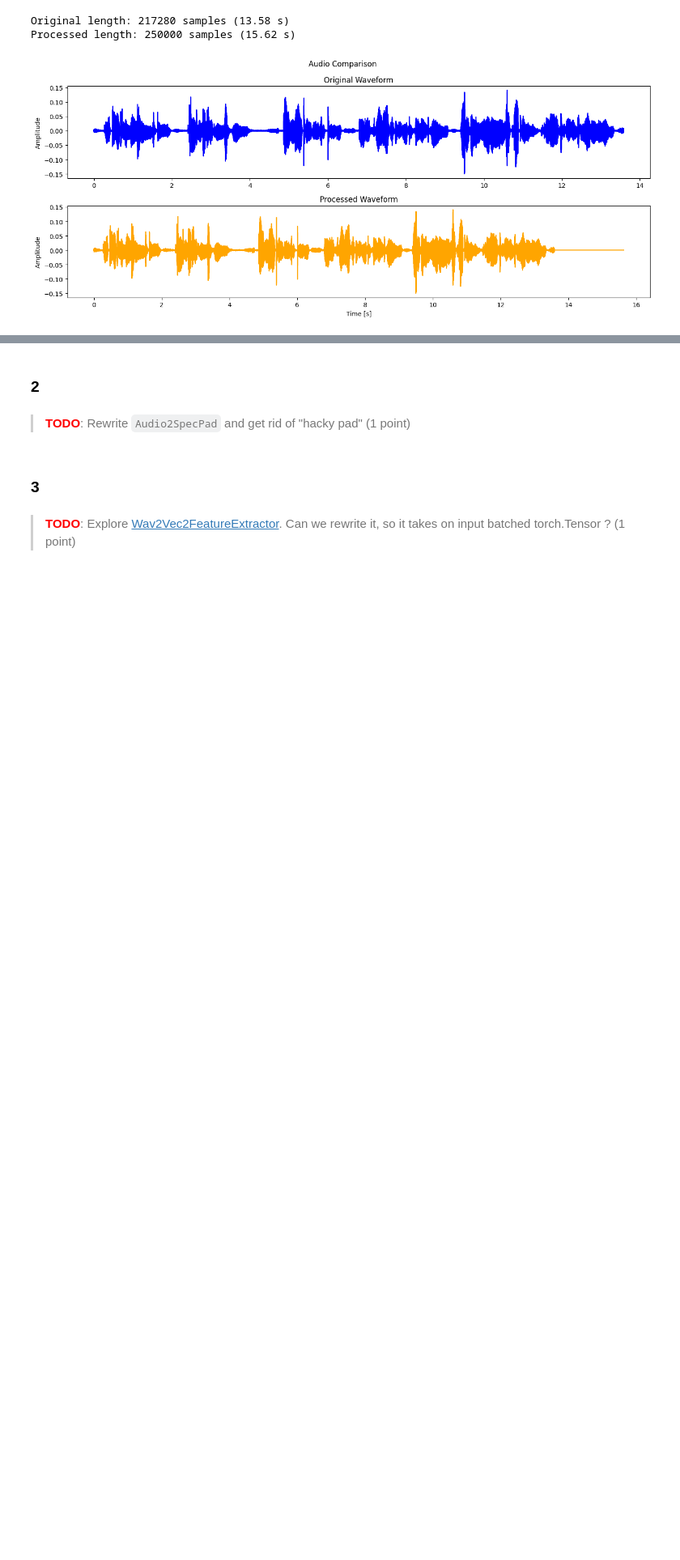
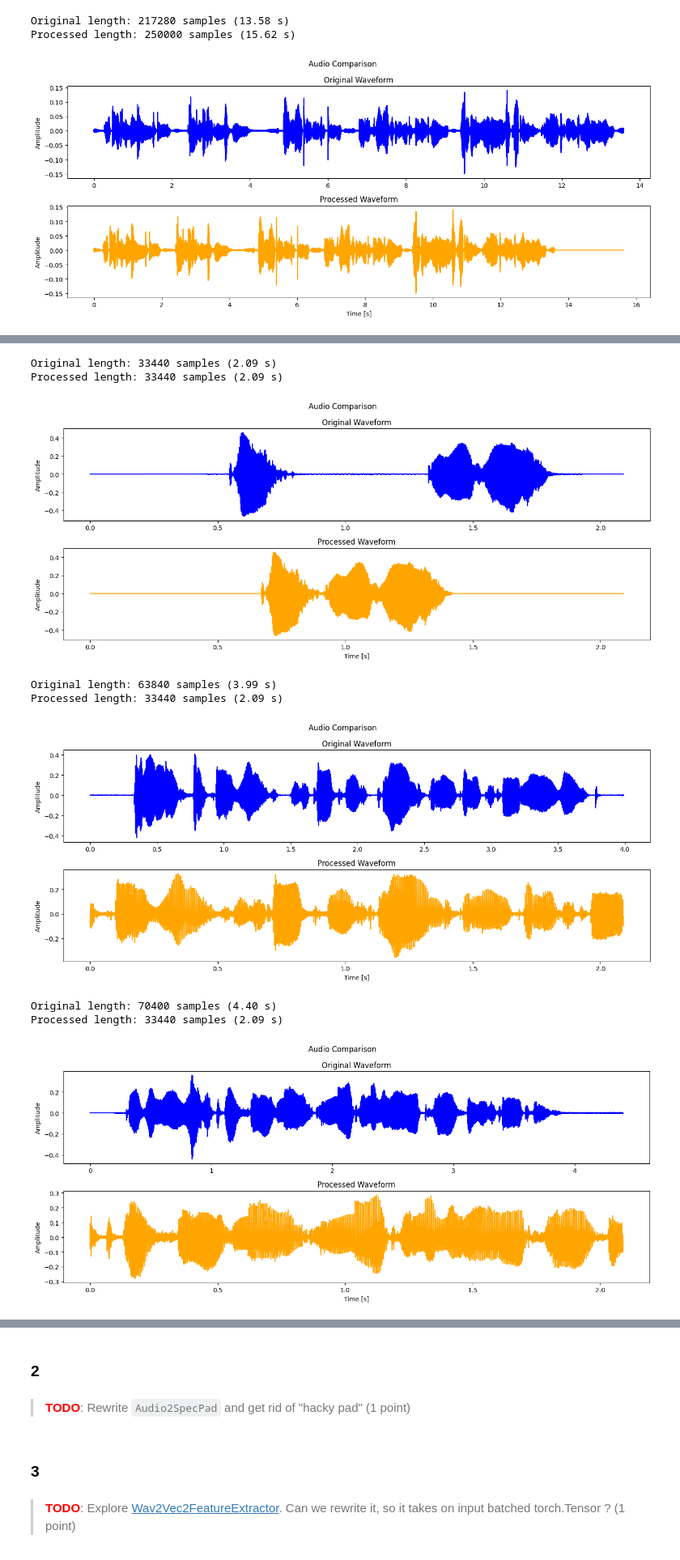
Before and after one commit to PelArtur/Audio_Processing_Labs, a Jupyter notebook: Additional/todos.ipynb, the cells around one changed output, grey strips where cells are left out. Shown at 81% size. Cells and saved outputs as stored; diff of their text form; code cells hidden in the pictures; blank space fills up the shorter version.

```diff
--- a/Additional/todos.ipynb
+++ b/Additional/todos.ipynb
@@ -133,6 +133,7 @@ plt.show()
 > <font style="color:red">**TODO**</font>: Implement "UniversalSlicer", which will be able to cut/pad waves to pre-defined length and batch them. Implement different cutting/padding policies, for example, right/left pad, cut to fixed length or by silence regions (2+ points).
 # %%
 import torchaudio
+from typing import List
 
 class UniversalSlicer:
     def __init__(self, sampling_rate: int,
@@ -235,7 +236,7 @@ class UniversalSlicer:
             raise ValueError("Incorrect mode")
 
 
-    def process(self, wave: np.ndarray, batch_size: int = 1):
+    def process(self, wave: np.ndarray):
         if self.__cut_silence:
             wave = self.cut_silence(wave)
         if self.__target_length == -1:
@@ -245,15 +246,14 @@ class UniversalSlicer:
             wave = self.cut(wave, self.__target_length, self.__cut_mode)
         else:
             wave = self.padding(wave, self.__target_length, self.__padding)
+        return wave
 
-        if batch_size == 1:
-            return wave
 
-        batch_len = len(wave) // batch_size
-        if len(wave) % batch_size > 0:
-            batch_len += 1
-        wave = self.padding(wave, batch_size * batch_len, self.__padding)
-        return wave.reshape(batch_size)
+    def process_batch(self, waves: List[np.ndarray]):
+        processed_waves = []
+        for wave in waves:
+            processed_waves.append(self.process(wave))
+        return np.stack(processed_waves)
 
 
 def load_flac(path):
@@ -358,0 +361,15 @@ Processed length: 250000 samples (15.62 s)
+# %%
+waveforms = []
+min_len = float("inf")
+max_len = 0
+sr = 16000
+
+audio_paths = [f"./audio/audio{i}.flac" for i in range(1, 9)]
+
+for path in audio_paths:
+    waveform, sample_rate = load_flac(path)
+    if sample_rate != sr:
+        waveform = torchaudio.transforms.Resample(sample_rate, sr)(waveform)
+    max_len = max(max_len, waveform.shape[0])
+    min_len = min(min_len, waveform.shape[0])
+    waveforms.append(waveform)
@@ -358,0 +378,18 @@ Processed length: 250000 samples (15.62 s)
+# %%
+slicer = UniversalSlicer(sr, min_len, padding="both", cut_mode="both", cut_silence=True)
+audio_processed = slicer.process_batch(waveforms)
+
+audio_processed.shape
+# %%
+for waveform, processed_waveform in zip(waveforms, audio_processed):
+    plot_audio_comparison(waveform, processed_waveform, sr)
+# %% [output]
+Original length: 33440 samples (2.09 s)
+Processed length: 33440 samples (2.09 s)
+[figure, added]
+Original length: 63840 samples (3.99 s)
+Processed length: 33440 samples (2.09 s)
+[figure, added]
+Original length: 70400 samples (4.40 s)
+Processed length: 33440 samples (2.09 s)
+[figure, added]
```
Also changed, not shown: parts of 17 cells of this notebook.
